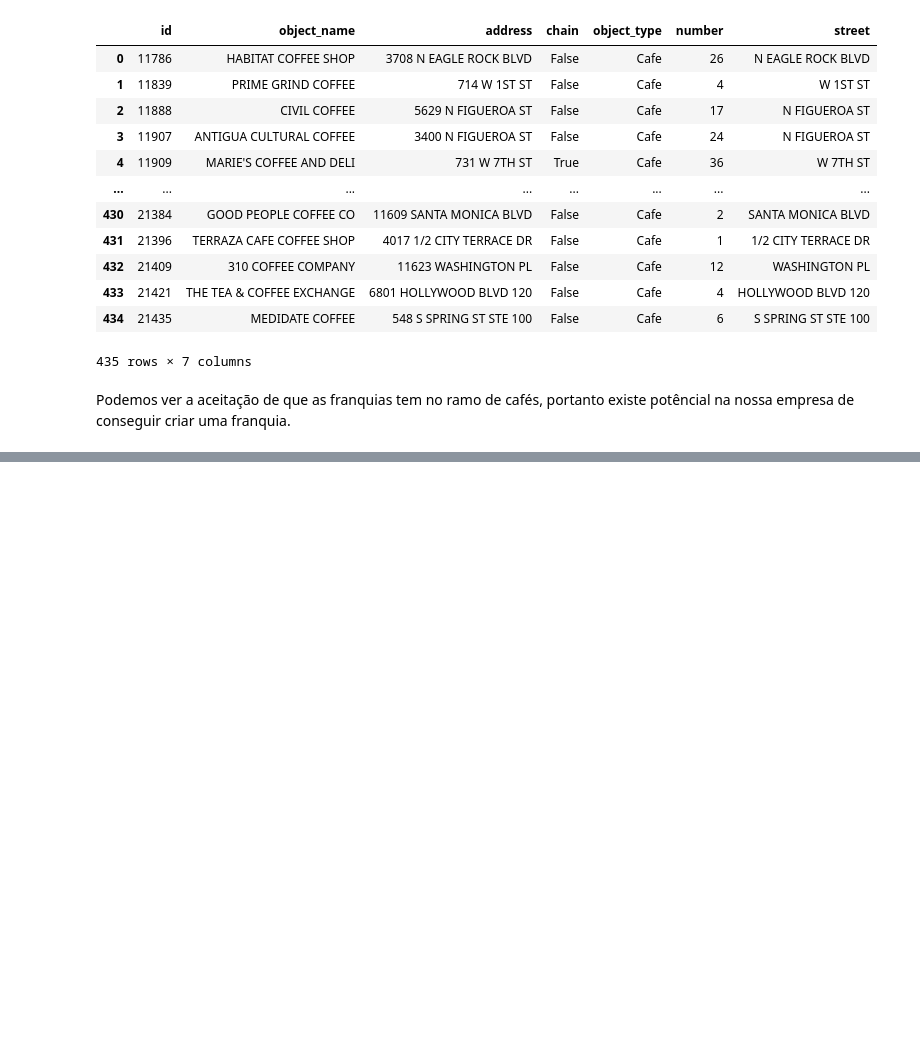
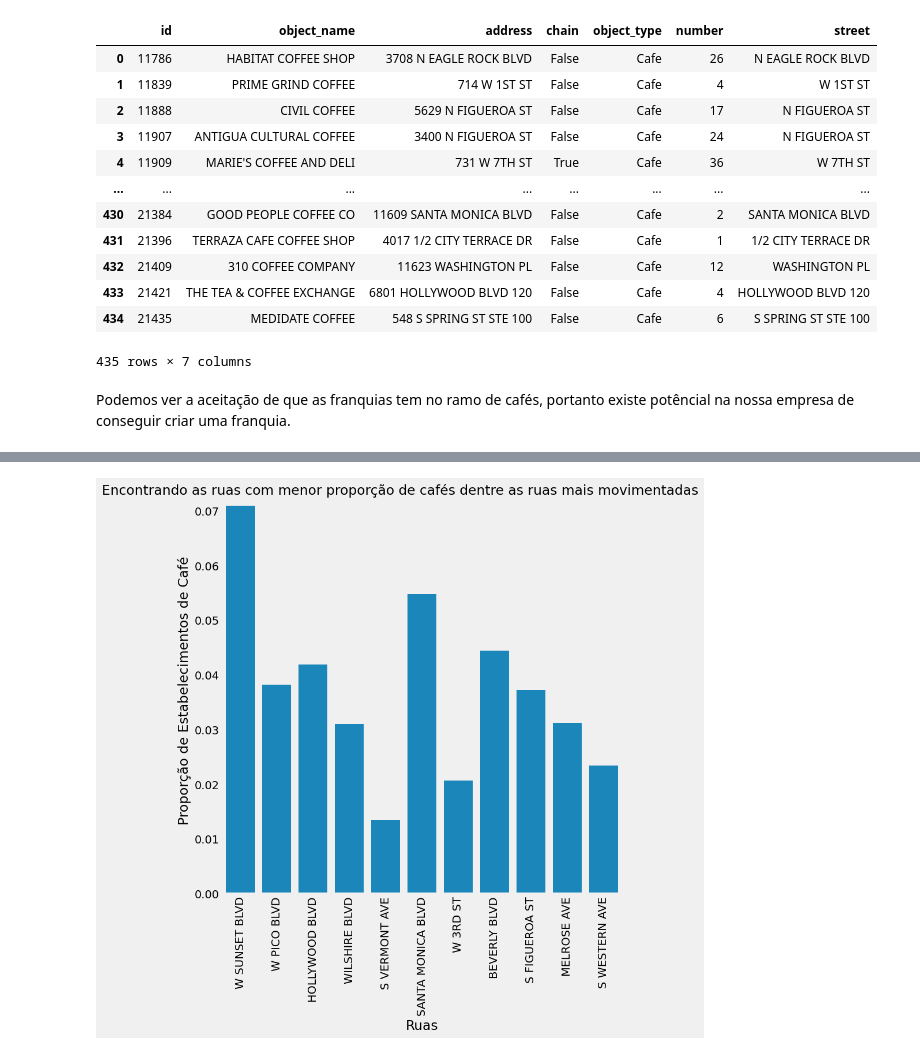
Before and after one commit to gustavoquareli/projeto_S10, a Jupyter notebook: notebook.ipynb, the cells around one changed output, grey strips where cells are left out. Drawn from its saved outputs; the diff is of its cells as text; code cells hidden in the pictures; blank space fills up the shorter version.

```diff
--- a/notebook.ipynb
+++ b/notebook.ipynb
@@ -281,0 +282,14 @@ Isso significa que é a rua com mais movimento de pessoas, um café que serve co
+# %%
+#filtrando as 11 ruas com mais estabelecimentos e contando a quantidade total de lugares
+y = data.groupby('street').agg({'object_type':'count', 'number':'sum'}).sort_values(by='object_type' ,ascending=False).head(11)
+streets = y.index
+# %%
+#filtrando os cafés das 11 ruas com mais estabelecimentos e contando a quantidade total de lugares
+best_street_cafe = cafe[cafe['street'].isin(streets)]
+x = best_street_cafe.groupby('street').agg({'object_type':'count', 'number':'sum'}).reindex(streets.values)
+# %%
+#calculando a proporção de cafés e a proporção de lugares nas ruas com mais estabelecimentos
+proportion = pd.DataFrame()
+proportion['object_type'] = x['object_type']/y['object_type']
+proportion['number'] = x['number']/y['number']
+proportion.reset_index(drop=False)
@@ -281,0 +309,20 @@ Isso significa que é a rua com mais movimento de pessoas, um café que serve co
+# %%
+#criando o gráfico
+plt.style.use('fivethirtyeight')
+g = sns.catplot(data=proportion, x='street', y='object_type', kind='bar', height=8)
+
+#nomeando o gráfico
+g.set_axis_labels("Ruas", "Proporção de Estabelecimentos de Café")
+g.fig.suptitle("Encontrando as ruas com menor proporção de cafés dentre as ruas mais movimentadas")
+
+#retirar o gride do gráfico
+for ax in g.axes.flat:
+    ax.grid(False)
+
+#rotacionar o eixo x
+plt.xticks(rotation=90)
+
+#apresentar gráfico
+plt.show()
+# %% [output]
+[figure, added]
```
Also changed, not shown: parts of 15 cells of this notebook, 3 other files.
